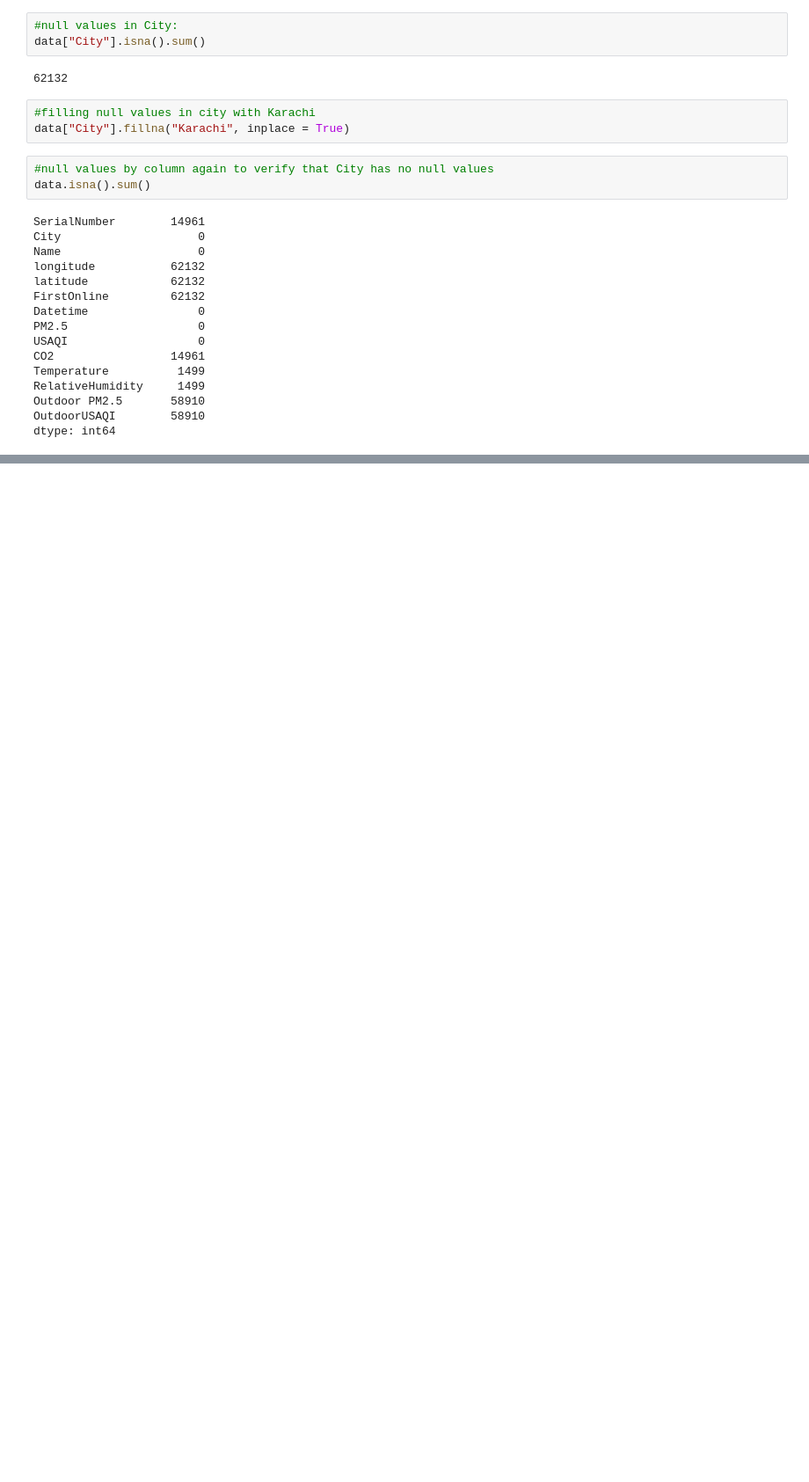
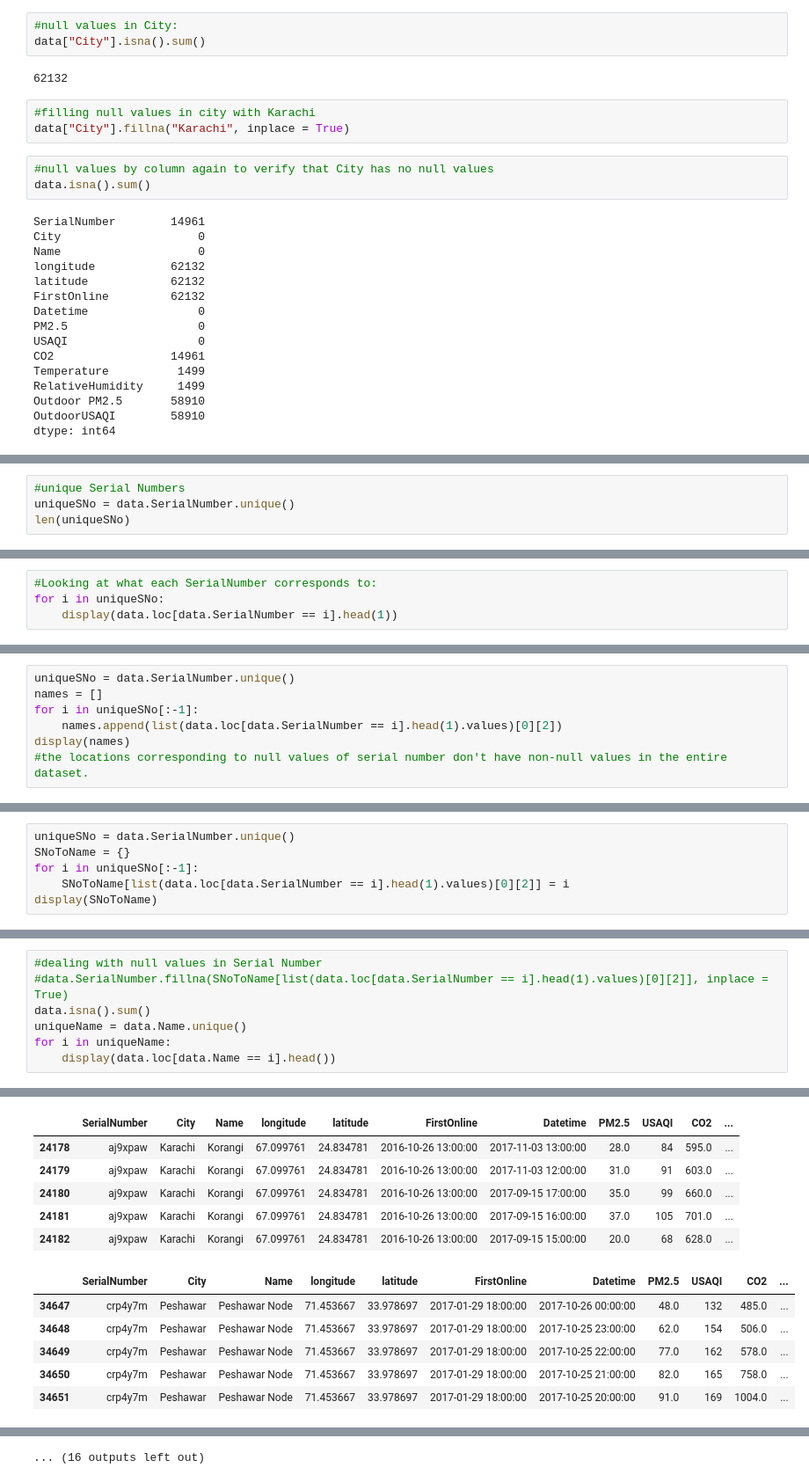
Before and after one commit to Rayyan98/airQualityDeepLearning, a Jupyter notebook: code/exploringData.ipynb, the cells around one changed output, grey strips where cells are left out. Shown at 88% size. Saved outputs shown, nothing was run; the diff lists cells and outputs as text; blank space fills up the shorter version.

Commit message:
checking and dealing with null values

```diff
--- a/code/exploringData.ipynb
+++ b/code/exploringData.ipynb
@@ -99,0 +120,4 @@ dtype: int64
+# %%
+#unique Serial Numbers
+uniqueSNo = data.SerialNumber.unique()
+len(uniqueSNo)
@@ -99,0 +126,4 @@ dtype: int64
+# %%
+#Looking at what each SerialNumber corresponds to:
+for i in uniqueSNo:
+    display(data.loc[data.SerialNumber == i].head(1))
@@ -99,0 +179,7 @@ dtype: int64
+# %%
+uniqueSNo = data.SerialNumber.unique()
+names = []
+for i in uniqueSNo[:-1]:
+    names.append(list(data.loc[data.SerialNumber == i].head(1).values)[0][2])
+display(names)
+#the locations corresponding to null values of serial number don't have non-null values in the entire dataset.
@@ -99,0 +204,6 @@ dtype: int64
+# %%
+uniqueSNo = data.SerialNumber.unique()
+SNoToName = {}
+for i in uniqueSNo[:-1]:
+    SNoToName[list(data.loc[data.SerialNumber == i].head(1).values)[0][2]] = i
+display(SNoToName)
@@ -99,0 +228,8 @@ dtype: int64
+# %%
+#dealing with null values in Serial Number
+#data.SerialNumber.fillna(SNoToName[list(data.loc[data.SerialNumber == i].head(1).values)[0][2]], inplace = True)
+data.isna().sum()
+uniqueName = data.Name.unique()
+for i in uniqueName:
+    display(data.loc[data.Name == i].head())
+# %% [output]
@@ -99,0 +242,12 @@ dtype: int64
+|  | SerialNumber | City | Name | longitude | latitude | FirstOnline | Datetime | PM2.5 | USAQI | CO2 | ... |
+| 24178 | aj9xpaw | Karachi | Korangi | 67.099761 | 24.834781 | 2016-10-26 13:00:00 | 2017-11-03 13:00:00 | 28.0 | 84 | 595.0 | ... |
+| 24179 | aj9xpaw | Karachi | Korangi | 67.099761 | 24.834781 | 2016-10-26 13:00:00 | 2017-11-03 12:00:00 | 31.0 | 91 | 603.0 | ... |
+| 24180 | aj9xpaw | Karachi | Korangi | 67.099761 | 24.834781 | 2016-10-26 13:00:00 | 2017-09-15 17:00:00 | 35.0 | 99 | 660.0 | ... |
+| 24181 | aj9xpaw | Karachi | Korangi | 67.099761 | 24.834781 | 2016-10-26 13:00:00 | 2017-09-15 16:00:00 | 37.0 | 105 | 701.0 | ... |
+| 24182 | aj9xpaw | Karachi | Korangi | 67.099761 | 24.834781 | 2016-10-26 13:00:00 | 2017-09-15 15:00:00 | 20.0 | 68 | 628.0 | ... |
+|  | SerialNumber | City | Name | longitude | latitude | FirstOnline | Datetime | PM2.5 | USAQI | CO2 | ... |
+| 34647 | crp4y7m | Peshawar | Peshawar Node | 71.453667 | 33.978697 | 2017-01-29 18:00:00 | 2017-10-26 00:00:00 | 48.0 | 132 | 485.0 | ... |
+| 34648 | crp4y7m | Peshawar | Peshawar Node | 71.453667 | 33.978697 | 2017-01-29 18:00:00 | 2017-10-25 23:00:00 | 62.0 | 154 | 506.0 | ... |
+| 34649 | crp4y7m | Peshawar | Peshawar Node | 71.453667 | 33.978697 | 2017-01-29 18:00:00 | 2017-10-25 22:00:00 | 77.0 | 162 | 578.0 | ... |
+| 34650 | crp4y7m | Peshawar | Peshawar Node | 71.453667 | 33.978697 | 2017-01-29 18:00:00 | 2017-10-25 21:00:00 | 82.0 | 165 | 758.0 | ... |
+| 34651 | crp4y7m | Peshawar | Peshawar Node | 71.453667 | 33.978697 | 2017-01-29 18:00:00 | 2017-10-25 20:00:00 | 91.0 | 169 | 1004.0 | ... |
@@ -99,0 +308 @@ dtype: int64
+... (16 outputs left out)
```
Also changed, not shown: parts of 18 cells of this notebook.
